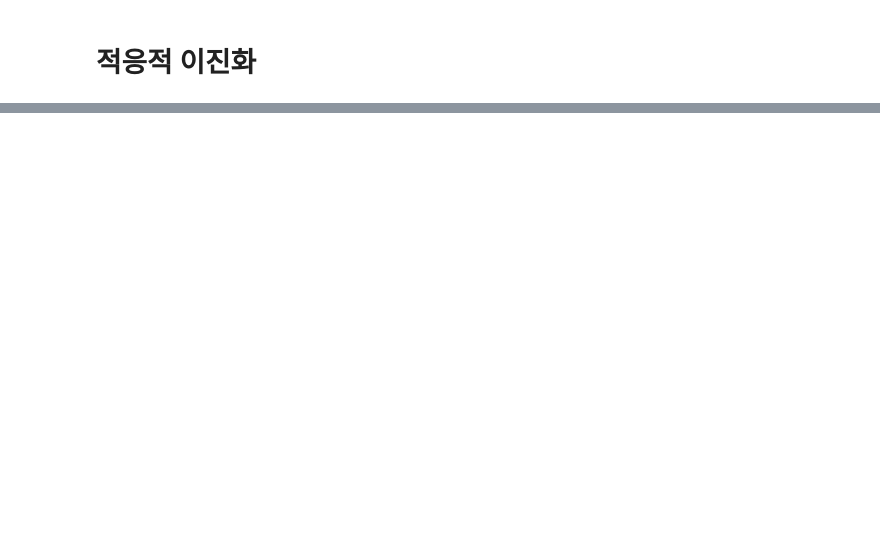
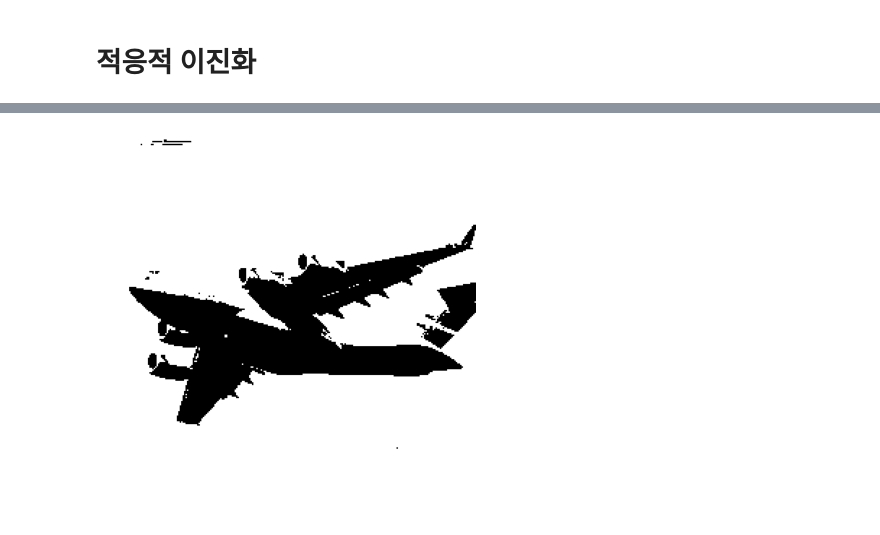
Before and after one commit to horolrolx/ai_visualization, a Jupyter notebook: day08/DAY8.ipynb, the cells around one changed output, grey strips where cells are left out. Cells and saved outputs as stored; diff of their text form; code cells hidden in the pictures; blank space fills up the shorter version.

```diff
--- a/day08/DAY8.ipynb
+++ b/day08/DAY8.ipynb
@@ -75,0 +70,14 @@ array([[255, 255, 255, ..., 255, 255, 255],
+# %%
+# cv2.ADAPTIVE_THRESH_MEAN_C를 적용
+image_mean_threshold = cv2.adaptiveThreshold(img_gray,
+                                             max_output_value,
+                                             cv2.ADAPTIVE_THRESH_MEAN_C,
+                                             cv2.THRESH_BINARY,
+                                             neighborhood_size,
+                                             subtract_from_mean)
+
+# 이미지 출력
+plt.imshow(image_mean_threshold, cmap="gray"), plt.axis("off")
+plt.show()
+# %% [output]
+[figure, added]
```
Also changed, not shown: parts of 10 cells of this notebook, 2 other files.
